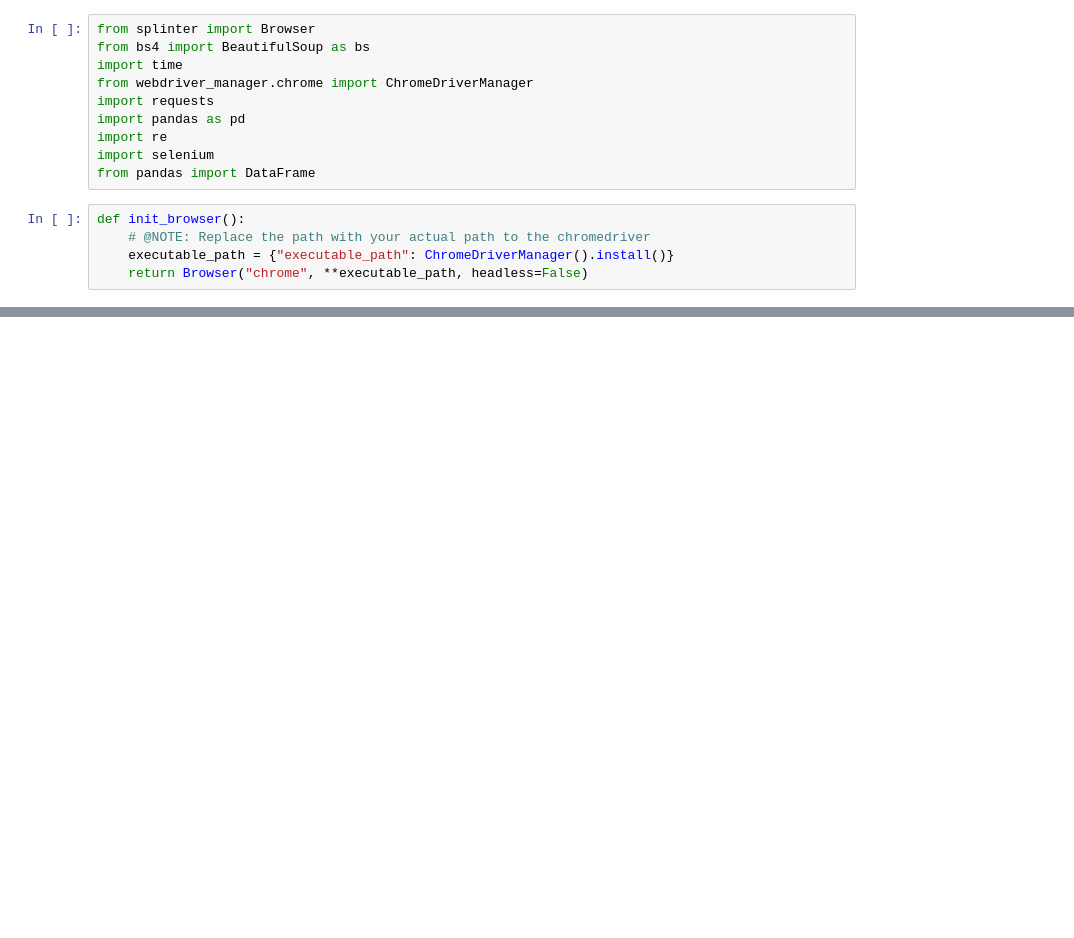
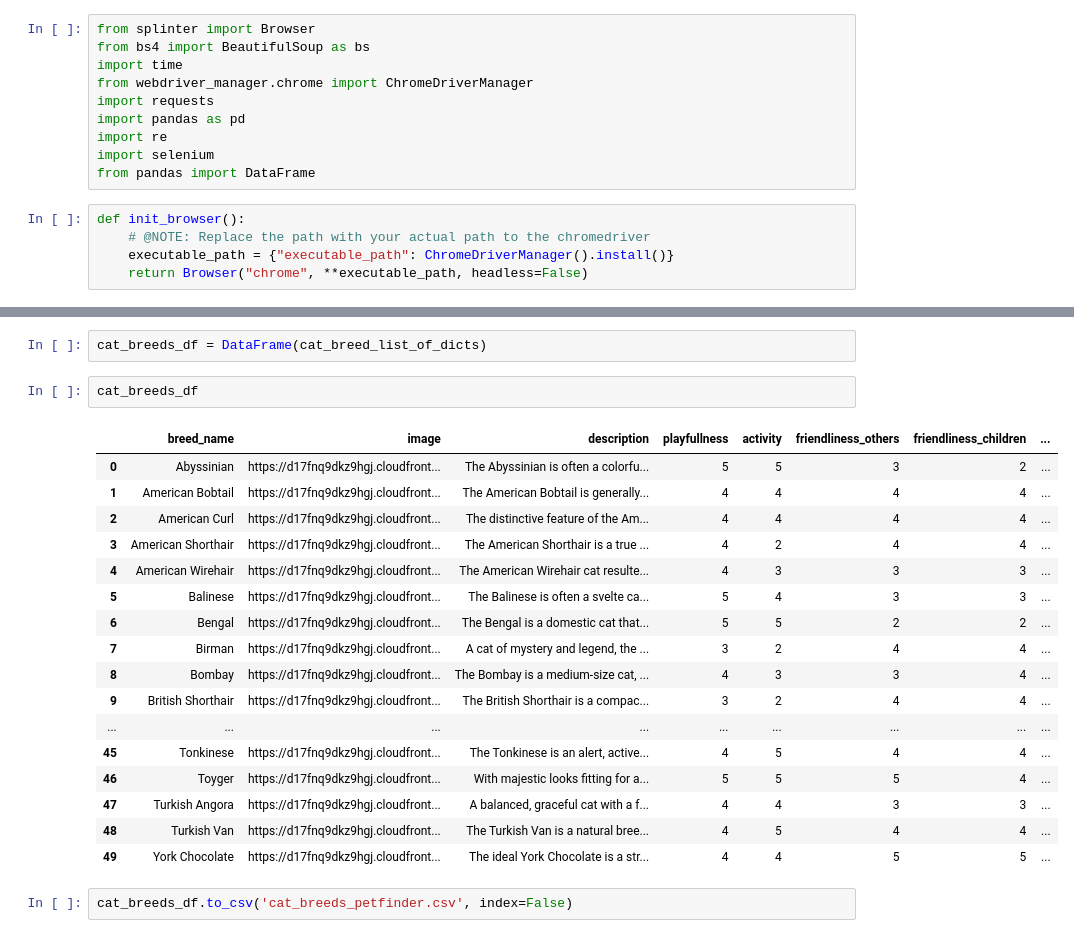
Before and after one commit to deepavadakan/Pet-Shelter-Adoption-Website, a Jupyter notebook: Cat_breeds_scrape/cat_breeds_scrape.ipynb, the cells around one changed output, grey strips where cells are left out. Drawn from its saved outputs; the diff is of its cells as text; blank space fills up the shorter version.

Commit message:
finished scraping petfinder of cat breeds

```diff
--- a/Cat_breeds_scrape/cat_breeds_scrape.ipynb
+++ b/Cat_breeds_scrape/cat_breeds_scrape.ipynb
@@ -71,0 +120,24 @@ cat_breed_list_of_dicts.append({"breed_name" : cat_breed,
+# %%
+cat_breeds_df = DataFrame(cat_breed_list_of_dicts)
+# %%
+cat_breeds_df
+# %% [output]
+|  | breed_name | image | description | playfullness | activity | friendliness_others | friendliness_children | ... |
+| 0 | Abyssinian | https://d17fnq9dkz9hgj.cloudfront... | The Abyssinian is often a colorfu... | 5 | 5 | 3 | 2 | ... |
+| 1 | American Bobtail | https://d17fnq9dkz9hgj.cloudfront... | The American Bobtail is generally... | 4 | 4 | 4 | 4 | ... |
+| 2 | American Curl | https://d17fnq9dkz9hgj.cloudfront... | The distinctive feature of the Am... | 4 | 4 | 4 | 4 | ... |
+| 3 | American Shorthair | https://d17fnq9dkz9hgj.cloudfront... | The American Shorthair is a true ... | 4 | 2 | 4 | 4 | ... |
+| 4 | American Wirehair | https://d17fnq9dkz9hgj.cloudfront... | The American Wirehair cat resulte... | 4 | 3 | 3 | 3 | ... |
+| 5 | Balinese | https://d17fnq9dkz9hgj.cloudfront... | The Balinese is often a svelte ca... | 5 | 4 | 3 | 3 | ... |
+| 6 | Bengal | https://d17fnq9dkz9hgj.cloudfront... | The Bengal is a domestic cat that... | 5 | 5 | 2 | 2 | ... |
+| 7 | Birman | https://d17fnq9dkz9hgj.cloudfront... | A cat of mystery and legend, the ... | 3 | 2 | 4 | 4 | ... |
+| 8 | Bombay | https://d17fnq9dkz9hgj.cloudfront... | The Bombay is a medium-size cat, ... | 4 | 3 | 3 | 4 | ... |
+| 9 | British Shorthair | https://d17fnq9dkz9hgj.cloudfront... | The British Shorthair is a compac... | 3 | 2 | 4 | 4 | ... |
+| ... | ... | ... | ... | ... | ... | ... | ... | ... |
+| 45 | Tonkinese | https://d17fnq9dkz9hgj.cloudfront... | The Tonkinese is an alert, active... | 4 | 5 | 4 | 4 | ... |
+| 46 | Toyger | https://d17fnq9dkz9hgj.cloudfront... | With majestic looks fitting for a... | 5 | 5 | 5 | 4 | ... |
+| 47 | Turkish Angora | https://d17fnq9dkz9hgj.cloudfront... | A balanced, graceful cat with a f... | 4 | 4 | 3 | 3 | ... |
+| 48 | Turkish Van | https://d17fnq9dkz9hgj.cloudfront... | The Turkish Van is a natural bree... | 4 | 5 | 4 | 4 | ... |
+| 49 | York Chocolate | https://d17fnq9dkz9hgj.cloudfront... | The ideal York Chocolate is a str... | 4 | 4 | 5 | 5 | ... |
+# %%
+cat_breeds_df.to_csv('cat_breeds_petfinder.csv', index=False)
```
Also changed, not shown: parts of 10 cells of this notebook, 1 other file.
